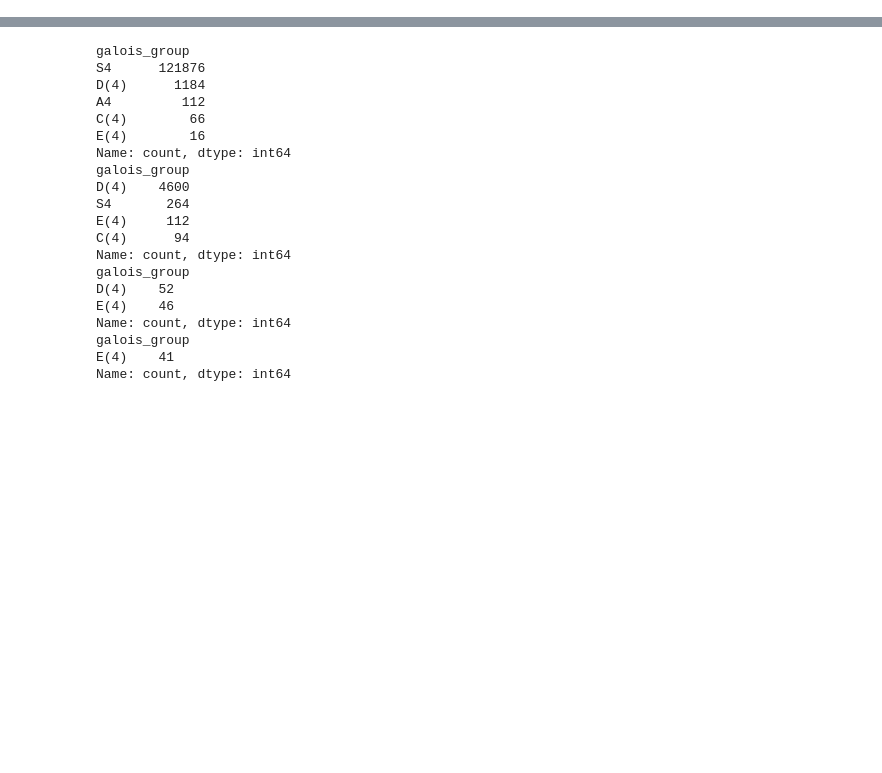
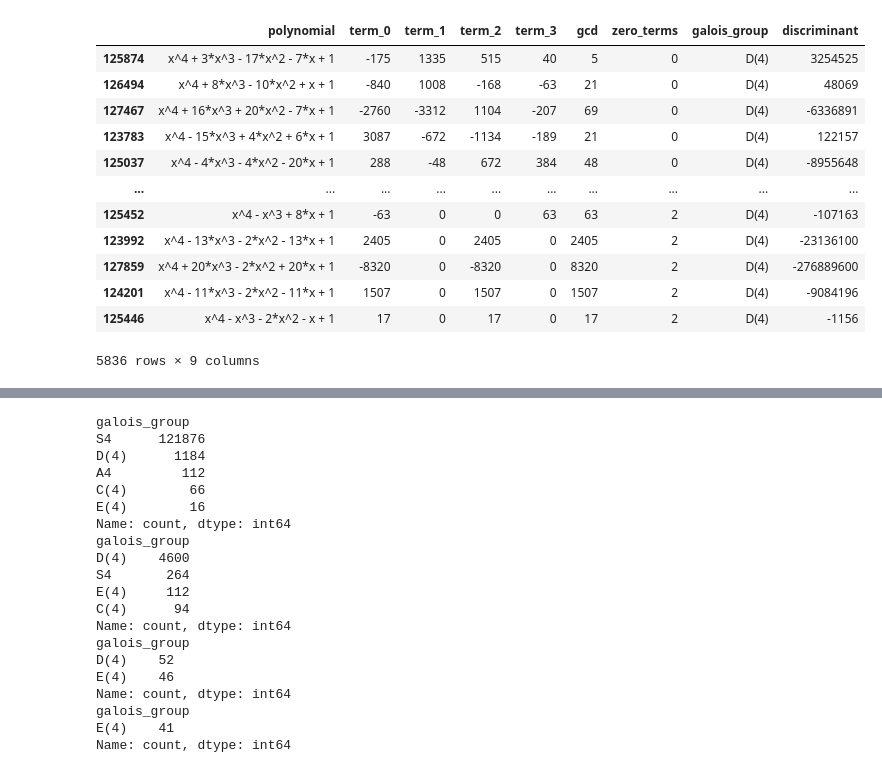
Before and after one commit to rvalenciaaz/resolvent_polynomial_experiments, a Jupyter notebook: main_scripts_formula_resolvent/output_last1_galois_deg4_range25/checking_numbers.ipynb, the cells around one changed output, grey strips where cells are left out. Cells and saved outputs as stored; diff of their text form; code cells hidden in the pictures; blank space fills up the shorter version.

```diff
--- a/main_scripts_formula_resolvent/output_last1_galois_deg4_range25/checking_numbers.ipynb
+++ b/main_scripts_formula_resolvent/output_last1_galois_deg4_range25/checking_numbers.ipynb
@@ -5,0 +16,18 @@ all_table=pd.read_csv("output_all_galois_deg4_range25.csv")
+# %%
+d4=all_table[all_table["galois_group"]=="D(4)"].copy()
+# %%
+d4.sort_values("zero_terms")
+# %% [output]
+|  | polynomial | term_0 | term_1 | term_2 | term_3 | gcd | zero_terms | galois_group | discriminant |
+| 125874 | x^4 + 3*x^3 - 17*x^2 - 7*x + 1 | -175 | 1335 | 515 | 40 | 5 | 0 | D(4) | 3254525 |
+| 126494 | x^4 + 8*x^3 - 10*x^2 + x + 1 | -840 | 1008 | -168 | -63 | 21 | 0 | D(4) | 48069 |
+| 127467 | x^4 + 16*x^3 + 20*x^2 - 7*x + 1 | -2760 | -3312 | 1104 | -207 | 69 | 0 | D(4) | -6336891 |
+| 123783 | x^4 - 15*x^3 + 4*x^2 + 6*x + 1 | 3087 | -672 | -1134 | -189 | 21 | 0 | D(4) | 122157 |
+| 125037 | x^4 - 4*x^3 - 4*x^2 - 20*x + 1 | 288 | -48 | 672 | 384 | 48 | 0 | D(4) | -8955648 |
+| ... | ... | ... | ... | ... | ... | ... | ... | ... | ... |
+| 125452 | x^4 - x^3 + 8*x + 1 | -63 | 0 | 0 | 63 | 63 | 2 | D(4) | -107163 |
+| 123992 | x^4 - 13*x^3 - 2*x^2 - 13*x + 1 | 2405 | 0 | 2405 | 0 | 2405 | 2 | D(4) | -23136100 |
+| 127859 | x^4 + 20*x^3 - 2*x^2 + 20*x + 1 | -8320 | 0 | -8320 | 0 | 8320 | 2 | D(4) | -276889600 |
+| 124201 | x^4 - 11*x^3 - 2*x^2 - 11*x + 1 | 1507 | 0 | 1507 | 0 | 1507 | 2 | D(4) | -9084196 |
+| 125446 | x^4 - x^3 - 2*x^2 - x + 1 | 17 | 0 | 17 | 0 | 17 | 2 | D(4) | -1156 |
+5836 rows × 9 columns
```
Also changed, not shown: parts of 7 cells of this notebook, 29 other files.
